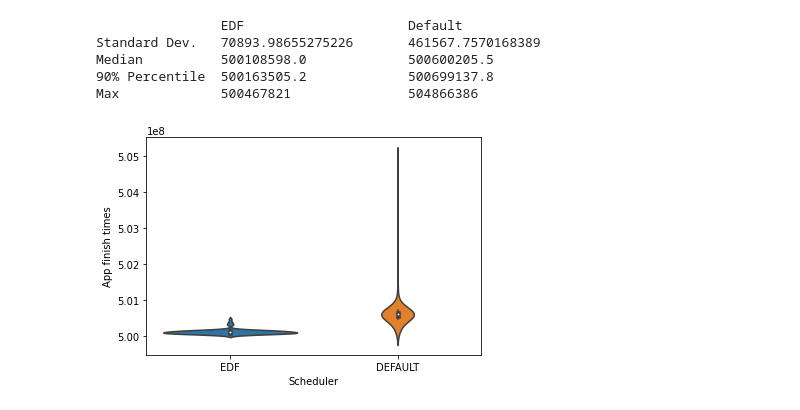
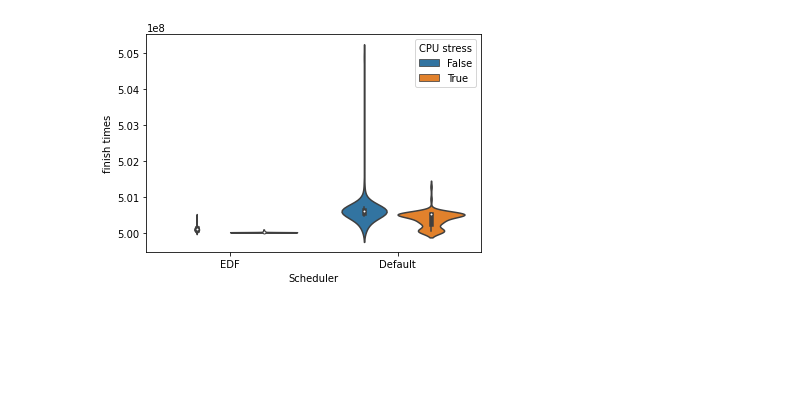
Before and after one commit to szefoka/RT_computation_node, a Jupyter notebook: Benchmark.ipynb, the cells around one changed output. Drawn from its saved outputs; the diff is of its cells as text; code cells hidden in the pictures; blank space fills up the shorter version.

```diff
--- a/Benchmark.ipynb
+++ b/Benchmark.ipynb
@@ -7,18 +8,30 @@ import numpy as np
 # %%
 EDF_APP_OUTPUT_FILE = "/home/muuurk/Projects/RT_computation_node/python_app_edf.txt"
 DEFAULT_SCHED_APP_OUTPUT_FILE = "/home/muuurk/Projects/RT_computation_node/python_app_default_scheduler.txt"
+EDF_APP_CPUSTRESS_OUTPUT_FILE = "/home/muuurk/Projects/RT_computation_node/python_app_edf_w_cpustress.txt"
+DEFAULT_SCHED_APP_CPUSTRESS_OUTPUT_FILE = "/home/muuurk/Projects/RT_computation_node/python_app_default_scheduler_w_cpustress.txt"
 # %%
-df1 = pd.read_csv(EDF_APP_OUTPUT_FILE, sep=" ", header=None, names=["App finish times"])
-df2 = pd.read_csv(DEFAULT_SCHED_APP_OUTPUT_FILE, sep=" ", header=None, names=["App finish times"])
+df1 = pd.read_csv(EDF_APP_OUTPUT_FILE, sep=" ", header=None, names=["finish times"])
+df1['CPU stress'] = "False"
+df1['Scheduler'] = "EDF"
 
-finish_times = pd.concat([df1, df2], axis=1)
-finish_times = finish_times.set_axis(['Finish times w/ EDF', 'Finish times w/- EDF'], axis=1, inplace=False)
+df2 = pd.read_csv(DEFAULT_SCHED_APP_OUTPUT_FILE, sep=" ", header=None, names=["finish times"])
+df2['CPU stress'] = "False"
+df2['Scheduler'] = "Default"
+
+df3 = pd.read_csv(EDF_APP_CPUSTRESS_OUTPUT_FILE, sep=" ", header=None, names=["finish times"])
+df3['CPU stress'] = "True"
+df3['Scheduler'] = "EDF"
+
+df4 = pd.read_csv(DEFAULT_SCHED_APP_CPUSTRESS_OUTPUT_FILE, sep=" ", header=None, names=["finish times"])
+df4['CPU stress'] = "True"
+df4['Scheduler'] = "Default"
+
+#finish_times = pd.concat([df1, df2, df3, df4], axis=1)
+#finish_times = finish_times.set_axis(['Finish times w/ EDF', 'Finish times w/- EDF'], axis=1, inplace=False)
 
 
-df1['Scheduler'] = "EDF"
-df2['Scheduler'] = "DEFAULT"
-finish_times_sns = pd.concat([df1, df2])
-
+finish_times = pd.concat([df1, df2, df3, df4], ignore_index=True)
+#finish_times = pd.concat([edf_finish_times, default_finish_times], axis=1)
 print(finish_times)
-print(finish_times_sns)
 # %% [output]
@@ -42,29 +52,5 @@ print(finish_times_sns)
-# %%
-edf_std = finish_times["Finish times w/ EDF"].std()
-non_edf_std = finish_times["Finish times w/- EDF"].std()
-
-edf_med = finish_times["Finish times w/ EDF"].median()
-non_edf_med = finish_times["Finish times w/- EDF"].median()
-
-edf_max = finish_times["Finish times w/ EDF"].max()
-non_edf_max = finish_times["Finish times w/- EDF"].max()
-
-edf_perc = finish_times["Finish times w/ EDF"].quantile(0.9)
-non_edf_perc = finish_times["Finish times w/- EDF"].quantile(0.9)
-
-print("\t\tEDF\t\t\tDefault")
-print("Standard Dev.\t{}\t{}".format(edf_std, non_edf_std))
-print("Median\t\t{}\t\t{}".format(edf_med, non_edf_med))
-print("90% Percentile\t{}\t\t{}".format(edf_perc, non_edf_perc))
-print("Max\t\t{}\t\t{}".format(edf_max, non_edf_max))
-# %% [output]
-                EDF                     Default
-Standard Dev.   70893.98655275226       461567.7570168389
-Median          500108598.0             500600205.5
-90% Percentile  500163505.2             500699137.8
-Max             500467821               504866386
 # %%
-sns.violinplot( y=finish_times_sns["App finish times"], x=finish_times_sns["Scheduler"]);
+sns.violinplot( y=finish_times["finish times"], x=finish_times["Scheduler"], hue=finish_times["CPU stress"]);
 plt.show()
 # %% [output]
-[figure, old version]
+[figure, new version]
```
Also changed, not shown: parts of 4 cells of this notebook.
